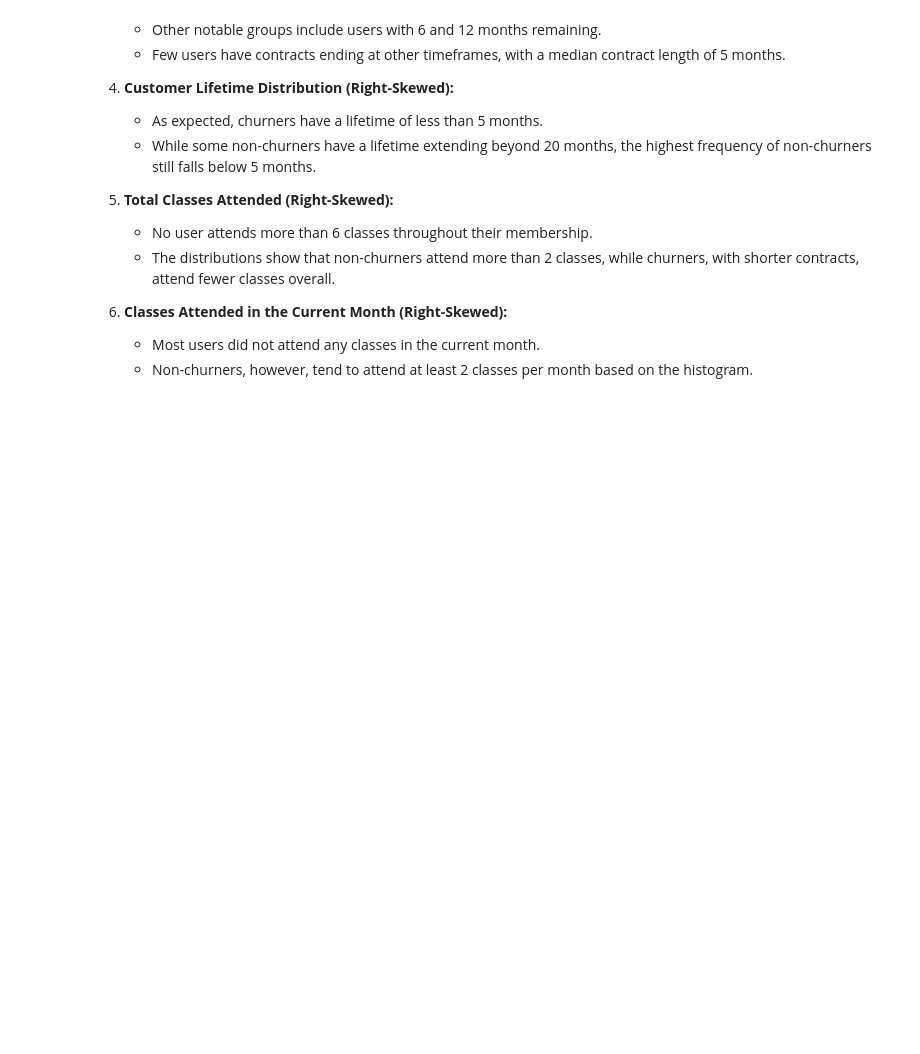
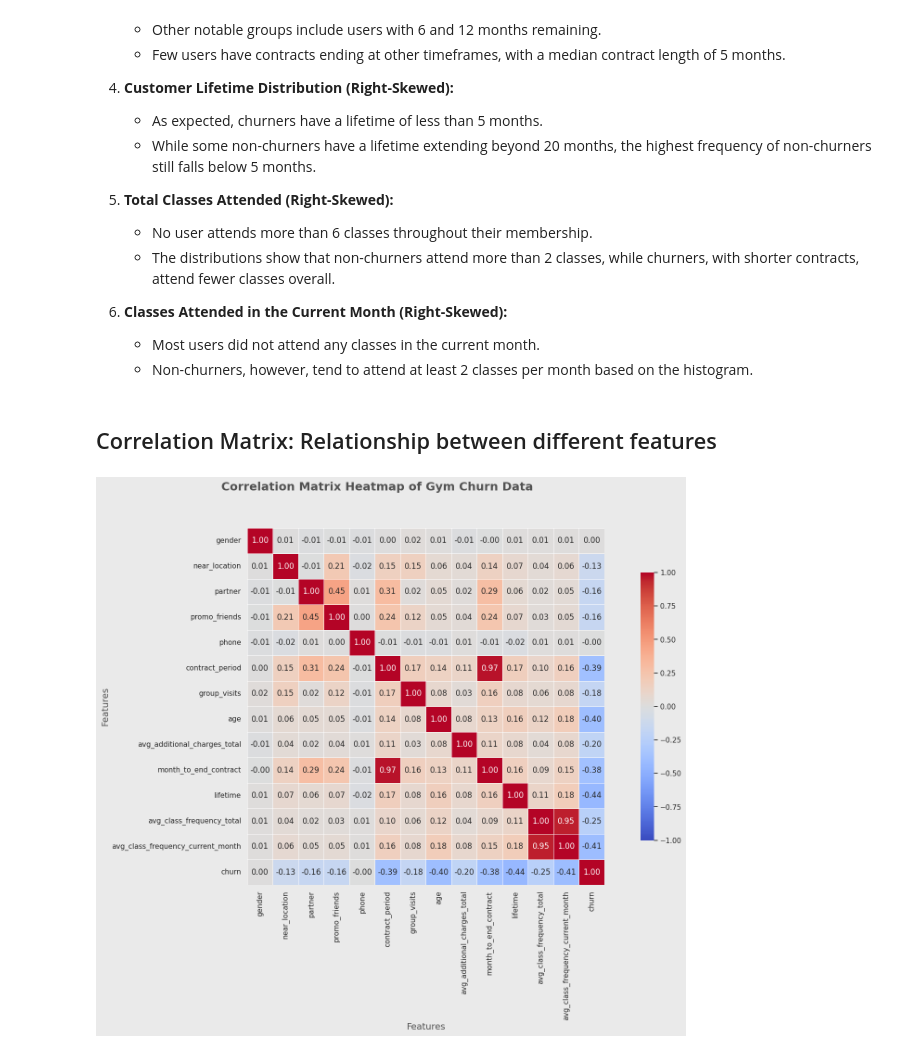
Before and after one commit to bhutto17/Fitness-Center-Retention-Analysis, a Jupyter notebook: Fitness_Center_Retention_Analysis.ipynb, the cells around one changed output. Drawn from its saved outputs; the diff is of its cells as text; code cells hidden in the pictures; blank space fills up the shorter version.

Commit message:
Added correlation matrix and formulated hypotheses for churn factors

```diff
--- a/Fitness_Center_Retention_Analysis.ipynb
+++ b/Fitness_Center_Retention_Analysis.ipynb
@@ -356,3 +356,23 @@ Passing `palette` without assigning `hue` is deprecated and will be removed in v
 6. **Classes Attended in the Current Month (Right-Skewed):**
    - Most users did not attend any classes in the current month.
    - Non-churners, however, tend to attend at least 2 classes per month based on the histogram.
+# %% [markdown]
+## Correlation Matrix: Relationship between different features
+# %%
+corr_matrix = gym_data.corr()
+
+fig, ax = plt.subplots(figsize=(20, 10), facecolor=facecolor)
+
+sns.heatmap(
+    corr_matrix, annot=True, cmap='coolwarm', fmt='.2f',
+    square=True, vmin=-1, vmax=1, linewidths=0.5, cbar_kws={"shrink": 0.75}
+)
+
+title = 'Correlation Matrix Heatmap of Gym Churn Data'
+fig.suptitle(title, fontsize=18, fontweight='bold', color=font_color)
+
+ax.set_xlabel('Features', fontsize=14, color=font_color)
+ax.set_ylabel('Features', fontsize=14, color=font_color)
+plt.show()
+# %% [output]
+[figure, added]
```
Also changed, not shown: parts of 2 cells of this notebook.
